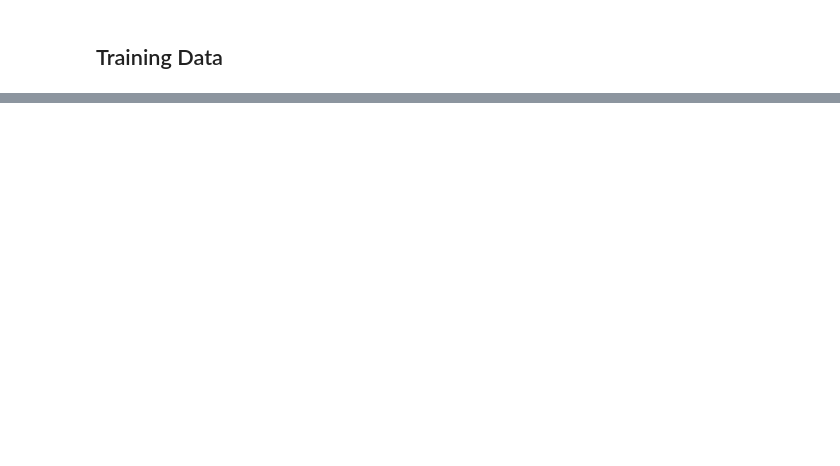
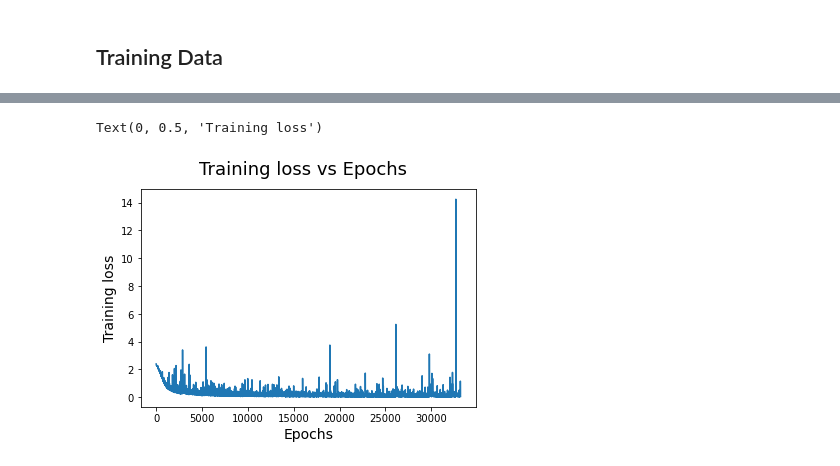
Before and after one commit to clrkwng/exploring_compositionality, a Jupyter notebook: vecbool_nb.ipynb, the cells around one changed output, grey strips where cells are left out. Saved outputs shown, nothing was run; the diff lists cells and outputs as text; code cells hidden in the pictures; blank space fills up the shorter version.

```diff
--- a/vecbool_nb.ipynb
+++ b/vecbool_nb.ipynb
@@ -50 +53,6 @@ ax.scatter3D(X_train_orig[:, 0], X_train_orig[:, 1], X_train_true_labels, c=X_tr
+# %%
+def get_num_correct(preds, labels):
+    pred = preds.max(1, keepdim=True)[1]
+    correct = pred.eq(labels.view_as(pred)).sum().item()
+    return correct
 # %% [markdown]
@@ -51,0 +66,35 @@ ax.scatter3D(X_train_orig[:, 0], X_train_orig[:, 1], X_train_true_labels, c=X_tr
+# %%
+model = WangNet(emb_dims=emb_dims, no_of_cont=2, lin_layer_sizes=[64, 256, 512, 320, 256, 128, 64, 32, 20], \
+               output_size=num_classes, hidden_drop_p=0, batch_flag=False)
+
+n_epochs = 100000
+loss_values = []
+acc_values = []
+
+criterion = nn.CrossEntropyLoss()
+optimizer = optim.Adam(model.parameters(), lr=1e-3)
+
+t = tqdm(range(1, n_epochs+1), miniters=100)
+for epoch in t:
+    total_loss = 0
+    correct = 0
+    for i, data in enumerate(trainloader, 0):
+        inputs, labels = data
+        cont_x = inputs[:, :2].float()
+        cat_x = inputs[:, 2].long()
+
+        optimizer.zero_grad()
+
+        preds = model(cont_x, cat_x)
+
+        loss = criterion(preds, labels)
+        total_loss += loss.item()
+        correct += get_num_correct(preds, labels)
+
+        loss.backward()
+        optimizer.step()
+    epoch_loss = total_loss/num_batches
+    acc = correct/len(train_data)
+    t.set_description(f"-----Epoch: {epoch}/{n_epochs}, Loss: {total_loss/num_batches}, Accuracy: {acc}-----")
+    loss_values.append(epoch_loss)
+    acc_values.append(acc)
@@ -51,0 +120,8 @@ ax.scatter3D(X_train_orig[:, 0], X_train_orig[:, 1], X_train_true_labels, c=X_tr
+# %%
+plt.plot(np.array(np.arange(0, 33187)), loss_values)
+plt.suptitle('Training loss vs Epochs', fontsize=18)
+plt.xlabel('Epochs', fontsize=14)
+plt.ylabel('Training loss', fontsize=14)
+# %% [output]
+Text(0, 0.5, 'Training loss')
+[figure, added]
```
Also changed, not shown: parts of 9 cells of this notebook, 8 other files.
